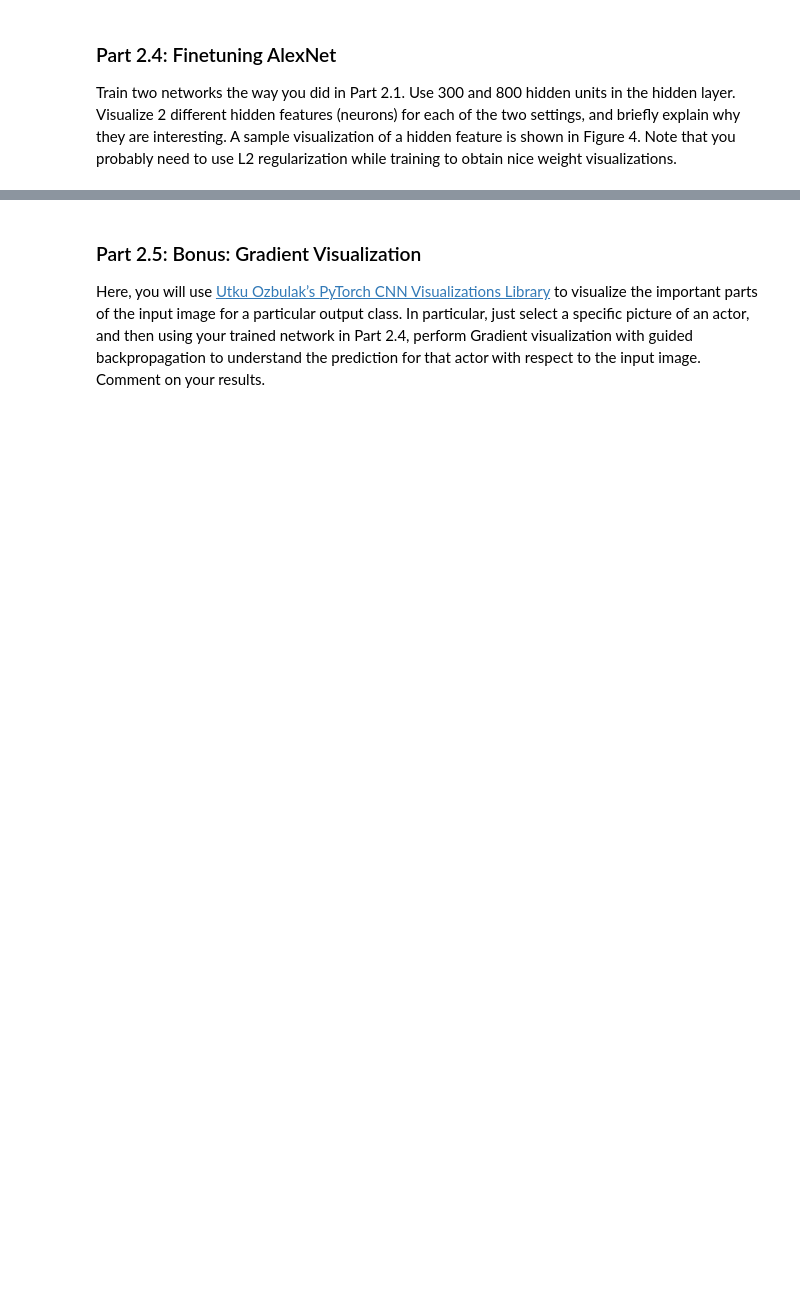
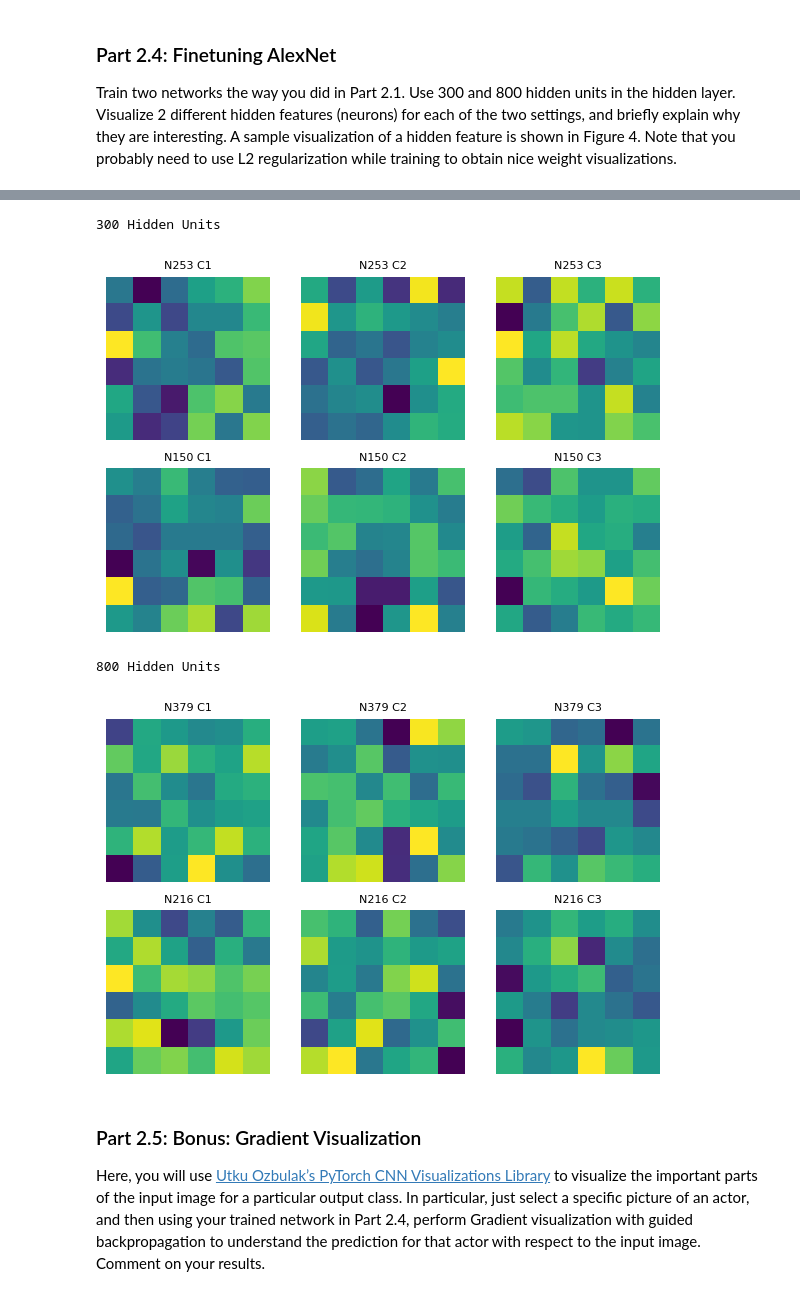
Before and after one commit to merdem22/COMP541-Assignments, a Jupyter notebook: assg2/assignment2.ipynb, the cells around one changed output, grey strips where cells are left out. Cells and saved outputs as stored; diff of their text form; code cells hidden in the pictures; blank space fills up the shorter version.

```diff
--- a/assg2/assignment2.ipynb
+++ b/assg2/assignment2.ipynb
@@ -1004,0 +2130,14 @@ Train two networks the way you did in Part 2.1. Use 300 and 800 hidden units in
+# %%
+trained = {}
+
+for h in HIDDEN_SIZES:
+    print(f"\n=== Finetuning AlexNet with hidden size {h} ===")
+    model = AlexNetFine(device, h, num_classes).to(device)
+    crit = nn.CrossEntropyLoss()
+    opt = optim.Adam(model.parameters(), lr=LR, weight_decay=WEIGHT_DECAY)
+    trainer = Trainer(model, crit, train_loader, val_loader, opt, NUM_EPOCHS, PATIENCE)
+    trainer.train()
+    val_loss, val_acc = trainer.history['val_loss'][-1], trainer.history['val_acc'][-1]
+    test_loss, test_acc = eval_loader(model, test_loader, crit)
+    print(f"Val: loss={val_loss:.4f}, acc={val_acc:.4f} | Test: loss={test_loss:.4f}, acc={test_acc:.4f}")
+    trained[h] = model
@@ -1005,3 +2158,29 @@ Train two networks the way you did in Part 2.1. Use 300 and 800 hidden units in
+# %%
+import numpy as np
+import matplotlib.pyplot as plt
+
+def visualize_weights(model, num_units=2, feature_map_channels=256, max_channels=3):
+    w = model.fc1.weight.data.cpu().numpy()
+    chosen = np.random.choice(w.shape[0], num_units, replace=False)
+    chans = min(feature_map_channels, max_channels)
+    feature_map_size = int((w.shape[1] // feature_map_channels) ** 0.5)  # -> 6
+    fig, axes = plt.subplots(num_units, chans, squeeze=False, figsize=(2*chans, 2*num_units))
+    for row, neuron in enumerate(chosen):
+        weight = w[neuron].reshape(feature_map_channels, feature_map_size, feature_map_size)
+        for ch in range(chans):
+            axes[row, ch].imshow(weight[ch], cmap='viridis')
+            axes[row, ch].set_title(f"N{neuron} C{ch+1}", fontsize=8)
+            axes[row, ch].axis('off')
+    plt.tight_layout(); plt.show()
+
+for h, model in trained.items():
+    print(f"{h} Hidden Units")
+    visualize_weights(model, num_units=2, feature_map_channels=256, max_channels=3)
+# %% [output]
+300 Hidden Units
+[figure, added]
+800 Hidden Units
+[figure, added]
 # %% [markdown]
 ### Part 2.5: Bonus: Gradient Visualization
 Here, you will use [Utku Ozbulak’s PyTorch CNN Visualizations Library](https://github.com/utkuozbulak/pytorch-cnn-visualizations/) to visualize the important parts of the input image for a particular output class. In particular, just select a specific picture of an actor, and then using your trained network in Part 2.4, perform Gradient visualization with guided backpropagation to understand the prediction for that actor with respect to the input image. Comment on your results.
```
Also changed, not shown: parts of 30 cells of this notebook.
